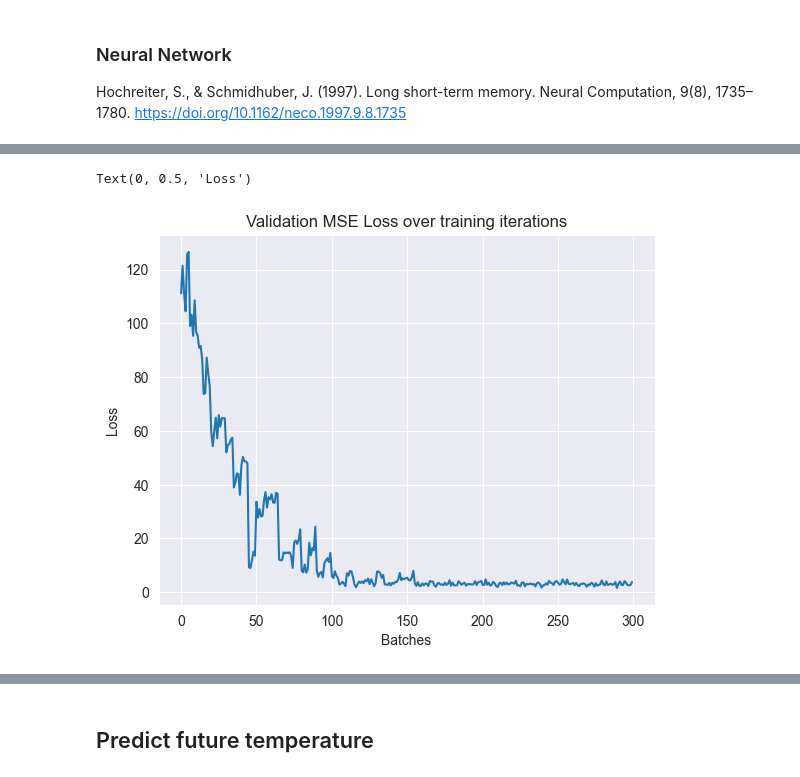
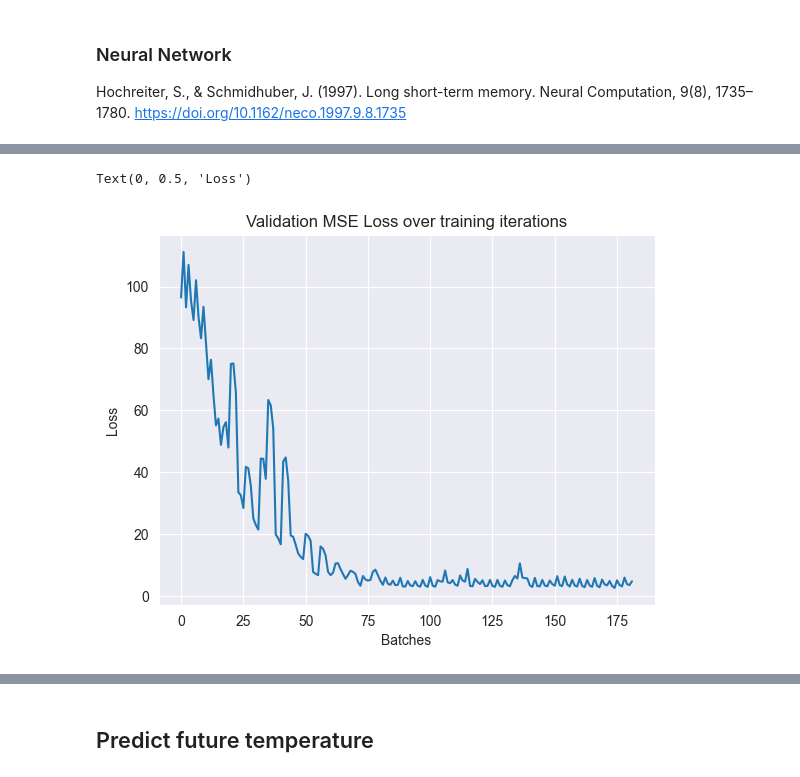
Before and after one commit to lLukii/Seattle-Weather-Forecast, a Jupyter notebook: pred.ipynb, the cells around one changed output, grey strips where cells are left out. Cells and saved outputs as stored; diff of their text form; code cells hidden in the pictures.

Commit message:
re-write model with pytorch lightning

```diff
--- a/pred.ipynb
+++ b/pred.ipynb
@@ -128,9 +126,8 @@ for idx in range(sequence_length, weather_data.shape[0]):
 
 pred_x = np.array(pred_x, dtype=np.float32).reshape(-1, sequence_length, 1)
 pred_y = np.array(pred_y, dtype=np.float32)
-train_size = int(math.ceil(pred_x.shape[0] * 0.8))
-test_x, test_y = pred_x[train_size:], pred_y[train_size:]
-train_x, train_y = pred_x[:train_size], pred_y[:train_size]
+train_x, test_x, train_y, test_y = train_test_split(pred_x, pred_y, test_size=0.2)
+test_x, val_x, test_y, val_y = train_test_split(test_x, test_y, test_size=0.5)
 # %%
 batch_size = 64
 class Weather(Dataset):
@@ -142,7 +139,8 @@ class Weather(Dataset):
     def __getitem__(self, idx): return self.x[idx], self.y[idx]
 
 train_loader = DataLoader(Weather(train_x, train_y), batch_size=batch_size, shuffle=True)
-test_loader = DataLoader(Weather(test_x, test_y), batch_size=batch_size, shuffle=True)
+val_loader = DataLoader(Weather(val_x, val_y), batch_size=batch_size, shuffle=False)
+test_loader = DataLoader(Weather(test_x, test_y), batch_size=batch_size, shuffle=False)
 device = torch.device('mps' if torch.mps.is_available() else 'cpu')
 # N.B. use cuda if you're running this on google colab, kaggle, or your own device with an NVIDIA GPU.
 # Probably not ideal for larger projects but this worked fine on my 16-core M1 Pro MBP
@@ -154,7 +152,7 @@ device(type='mps')
 ### Neural Network
 Hochreiter, S., & Schmidhuber, J. (1997). Long short-term memory. Neural Computation, 9(8), 1735–1780. https://doi.org/10.1162/neco.1997.9.8.1735
 # %%
-class NeuralNet(nn.Module):
+class NeuralNet(pl.LightningModule):
     def __init__(self):
         super(NeuralNet, self).__init__()
         self.lstm = nn.LSTM(
@@ -169,6 +167,7 @@ class NeuralNet(nn.Module):
             nn.BatchNorm1d(32),
             nn.Linear(32, 1),
         )
+        self.loss_graph = []
 
     def forward(self, x):
         _, (x, _) = self.lstm(x)
@@ -176,8 +175,25 @@ class NeuralNet(nn.Module):
         x = torch.flatten(x, start_dim=0, end_dim=1)
         x = self.fc(x)
         return x
+
+    def training_step(self, batch, batch_idx):
+        x, y = batch
+        y_hat = self(x)
+        loss = F.mse_loss(y_hat.reshape(-1), y)
+        return loss
+
+    def validation_step(self, batch, batch_idx):
+        x, y = batch
+        y_hat = self(x)
+        loss = F.mse_loss(y_hat.reshape(-1), y)
+        self.loss_graph.append(loss)
+        return loss
+
+    def configure_optimizers(self):
+        return optim.Adam(self.parameters(), lr=0.001)
 # %%
-model = NeuralNet().to(device)
-opt = optim.Adam(model.parameters(), lr=0.001)
-loss_fn = nn.MSELoss()
-num_epochs = 60
+model = NeuralNet()
+num_epochs = 40
+
+trainer = pl.Trainer(max_epochs=num_epochs)
+trainer.fit(model, train_dataloaders=train_loader, val_dataloaders=val_loader)
@@ -232,11 +224,11 @@ MSE Loss: 3.823742628097534
 # %%
-sns.lineplot(loss_graph)
+sns.lineplot(torch.tensor(model.loss_graph).detach().numpy())
 plt.title("Validation MSE Loss over training iterations")
 plt.xlabel("Batches")
 plt.ylabel("Loss")
 # %% [output]
 Text(0, 0.5, 'Loss')
-[figure, old version]
+[figure, new version]
 # %%
 model_pred = model(torch.tensor(pred_x, dtype=torch.float32).reshape(-1, sequence_length, 1).to(device))
 model_pred = model_pred.detach().cpu().numpy()
```
Also changed, not shown: parts of 7 cells of this notebook, 13 other files.
